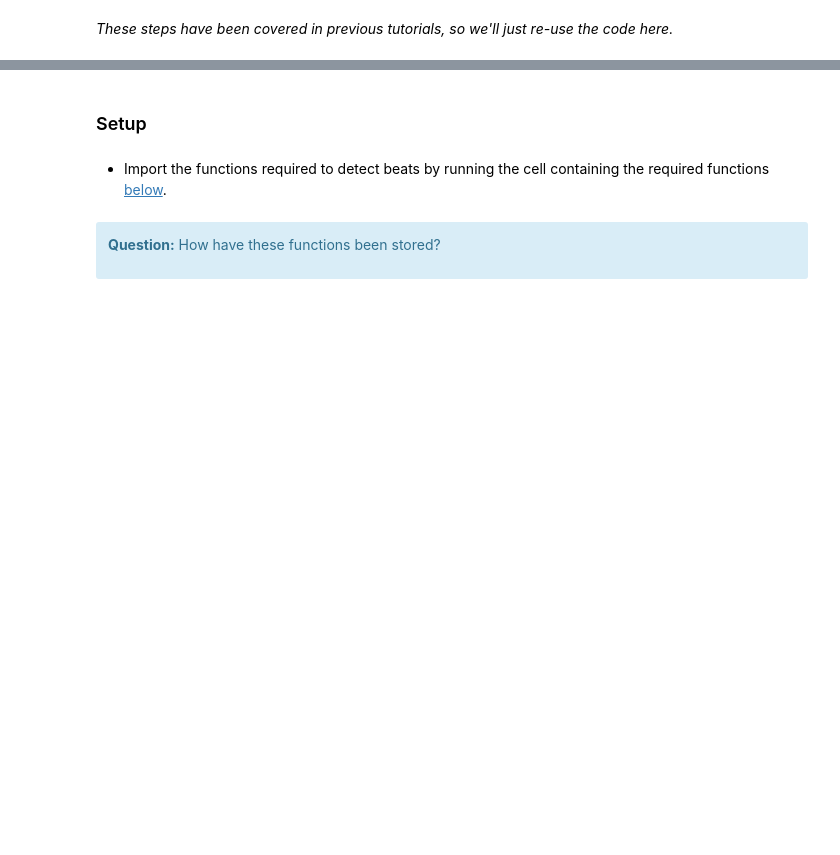
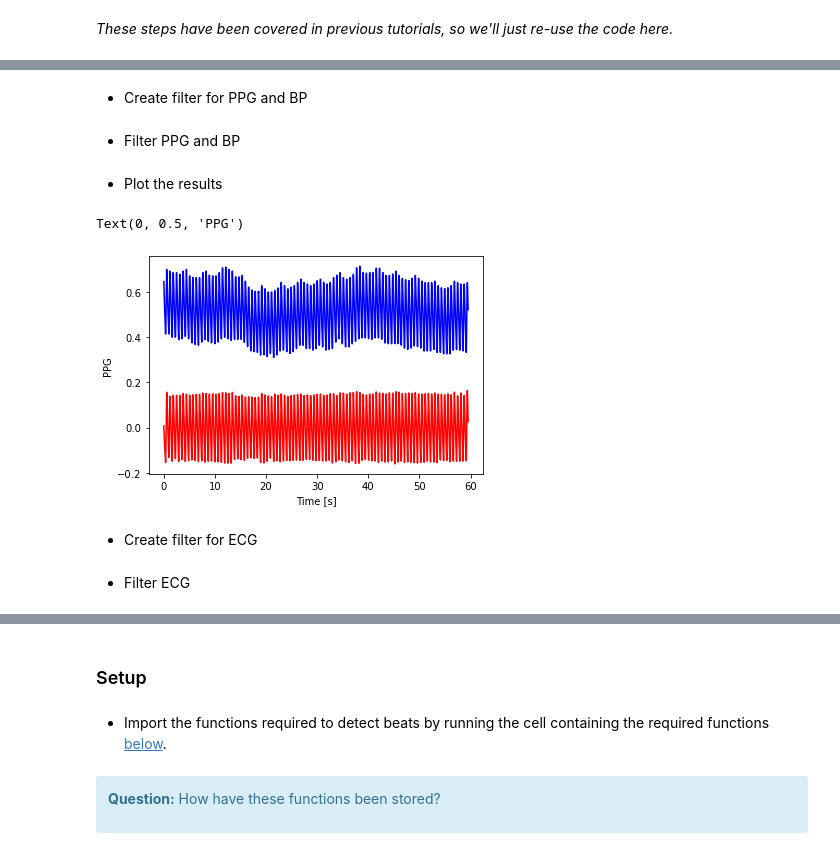
Before and after one commit to peterhcharlton/bsp-book, a Jupyter notebook: content/tutorial/notebooks/beat-detection.ipynb, the cells around one changed output, grey strips where cells are left out. Saved outputs shown, nothing was run; the diff lists cells and outputs as text; code cells hidden in the pictures; blank space fills up the shorter version.

```diff
--- a/content/tutorial/notebooks/beat-detection.ipynb
+++ b/content/tutorial/notebooks/beat-detection.ipynb
@@ -100 +107,3 @@ _These steps have been covered in previous tutorials, so we'll just re-use the c
+# %% [markdown]
+- Create filter for PPG and BP
 # %%
@@ -119,0 +120,2 @@ abp_filt = sp.sosfiltfilt(sos_filter, abp)
+# %% [markdown]
+- Filter PPG and BP
@@ -119,0 +128,14 @@ abp_filt = sp.sosfiltfilt(sos_filter, abp)
+# %% [markdown]
+- Plot the results
+# %%
+t = np.arange(0,len(ppg))/fs
+fig, ax = plt.subplots()
+ax.plot(t, ppg, color = 'blue')
+ax.plot(t, ppg_filt, color = 'red')
+ax.set_xlabel('Time [s]')
+ax.set_ylabel('PPG')
+# %% [output]
+Text(0, 0.5, 'PPG')
+[figure, added]
+# %% [markdown]
+- Create filter for ECG
@@ -119,0 +153,2 @@ abp_filt = sp.sosfiltfilt(sos_filter, abp)
+# %% [markdown]
+- Filter ECG
```
Also changed, not shown: parts of 22 cells of this notebook.
